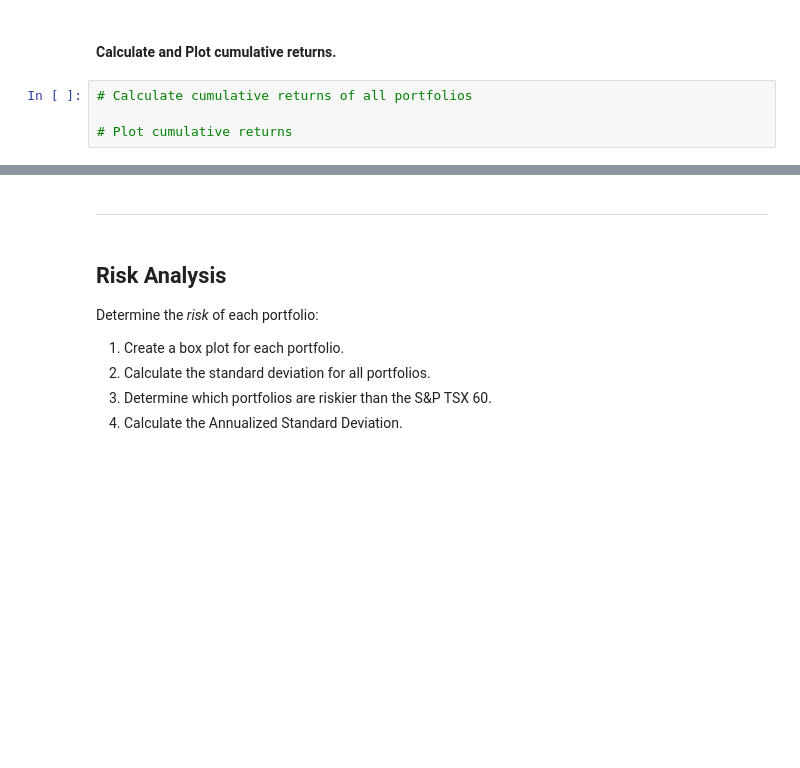
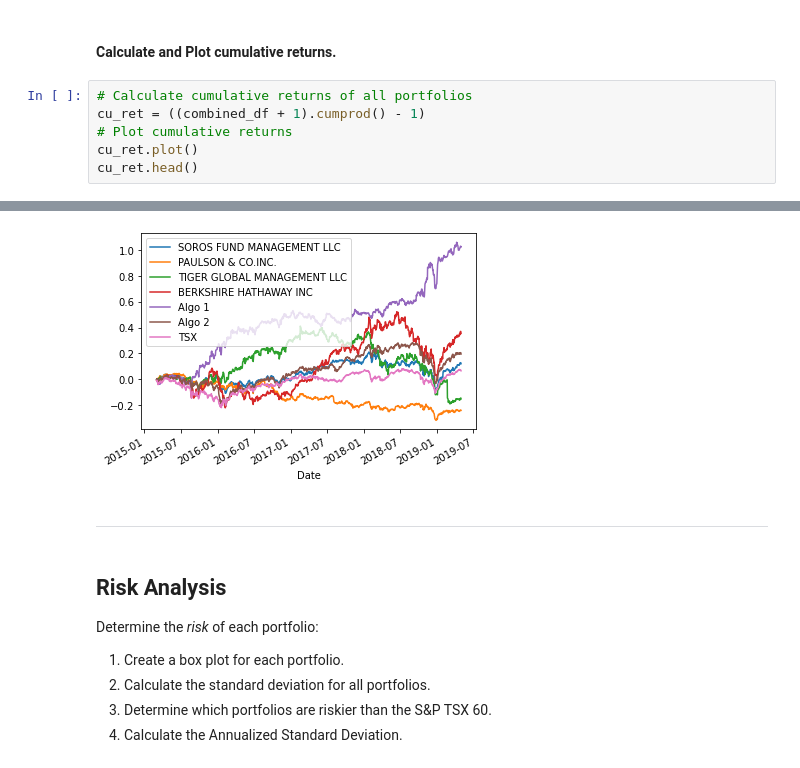
Before and after one commit to keanumanson/Pandas-Homework, a Jupyter notebook: whale_analysis.ipynb, the cells around one changed output, grey strips where cells are left out. Drawn from its saved outputs; the diff is of its cells as text; blank space fills up the shorter version.

```diff
--- a/whale_analysis.ipynb
+++ b/whale_analysis.ipynb
@@ -208,5 +209,8 @@ plot_ = combined_df.plot(subplots=True, figsize=(8,20),sharex=True,sharey=True)
 #### Calculate and Plot cumulative returns.
 # %%
 # Calculate cumulative returns of all portfolios
-
+cu_ret = ((combined_df + 1).cumprod() - 1)
 # Plot cumulative returns
+cu_ret.plot()
+cu_ret.head()
+# %% [output]
@@ -213,3 +224,4 @@ plot_ = combined_df.plot(subplots=True, figsize=(8,20),sharex=True,sharey=True)
+[figure, added]
 # %% [markdown]
 ---
 # %% [markdown]
```
Also changed, not shown: parts of 21 cells of this notebook, 3 other files.
